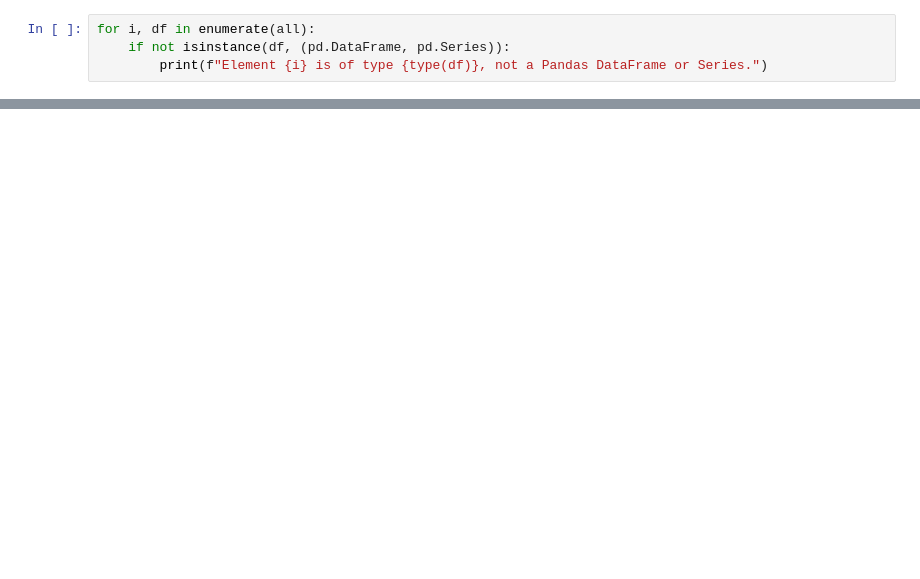
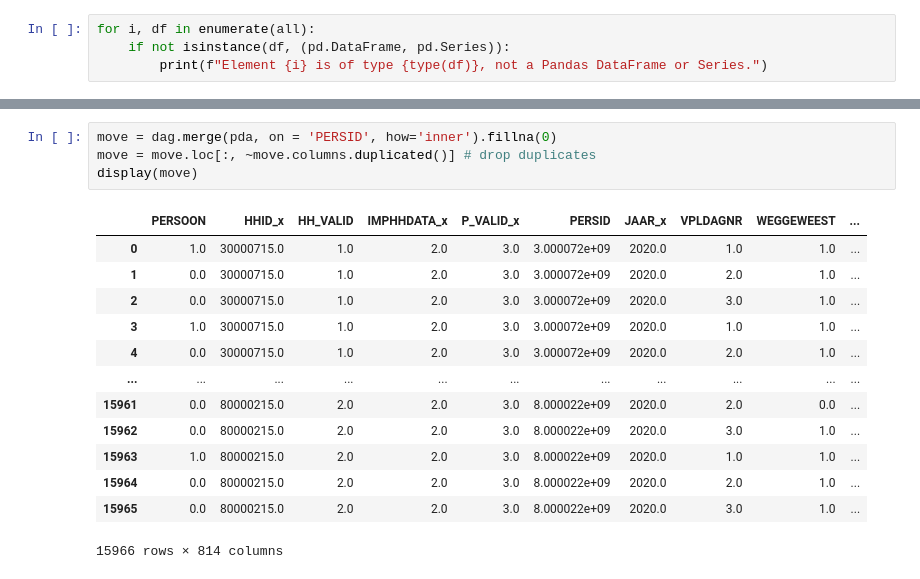
Before and after one commit to martynapiskorz/carn-t, a Jupyter notebook: MPN By wave/Y 20/mpn_20.ipynb, the cells around one changed output, grey strips where cells are left out. Saved outputs shown, nothing was run; the diff lists cells and outputs as text; blank space fills up the shorter version.

```diff
--- a/MPN By wave/Y 20/mpn_20.ipynb
+++ b/MPN By wave/Y 20/mpn_20.ipynb
@@ -109,0 +103,18 @@ COR_STUDIE_LOCATIE_S4
+# %%
+move = dag.merge(pda, on = 'PERSID', how='inner').fillna(0)
+move = move.loc[:, ~move.columns.duplicated()] # drop duplicates
+display(move)
+# %% [output]
+|  | PERSOON | HHID_x | HH_VALID | IMPHHDATA_x | P_VALID_x | PERSID | JAAR_x | VPLDAGNR | WEGGEWEEST | ... |
+| 0 | 1.0 | 30000715.0 | 1.0 | 2.0 | 3.0 | 3.000072e+09 | 2020.0 | 1.0 | 1.0 | ... |
+| 1 | 0.0 | 30000715.0 | 1.0 | 2.0 | 3.0 | 3.000072e+09 | 2020.0 | 2.0 | 1.0 | ... |
+| 2 | 0.0 | 30000715.0 | 1.0 | 2.0 | 3.0 | 3.000072e+09 | 2020.0 | 3.0 | 1.0 | ... |
+| 3 | 1.0 | 30000715.0 | 1.0 | 2.0 | 3.0 | 3.000072e+09 | 2020.0 | 1.0 | 1.0 | ... |
+| 4 | 0.0 | 30000715.0 | 1.0 | 2.0 | 3.0 | 3.000072e+09 | 2020.0 | 2.0 | 1.0 | ... |
+| ... | ... | ... | ... | ... | ... | ... | ... | ... | ... | ... |
+| 15961 | 0.0 | 80000215.0 | 2.0 | 2.0 | 3.0 | 8.000022e+09 | 2020.0 | 2.0 | 0.0 | ... |
+| 15962 | 0.0 | 80000215.0 | 2.0 | 2.0 | 3.0 | 8.000022e+09 | 2020.0 | 3.0 | 1.0 | ... |
+| 15963 | 1.0 | 80000215.0 | 2.0 | 2.0 | 3.0 | 8.000022e+09 | 2020.0 | 1.0 | 1.0 | ... |
+| 15964 | 0.0 | 80000215.0 | 2.0 | 2.0 | 3.0 | 8.000022e+09 | 2020.0 | 2.0 | 1.0 | ... |
+| 15965 | 0.0 | 80000215.0 | 2.0 | 2.0 | 3.0 | 8.000022e+09 | 2020.0 | 3.0 | 1.0 | ... |
+15966 rows × 814 columns
```
Also changed, not shown: parts of 6 cells of this notebook.
